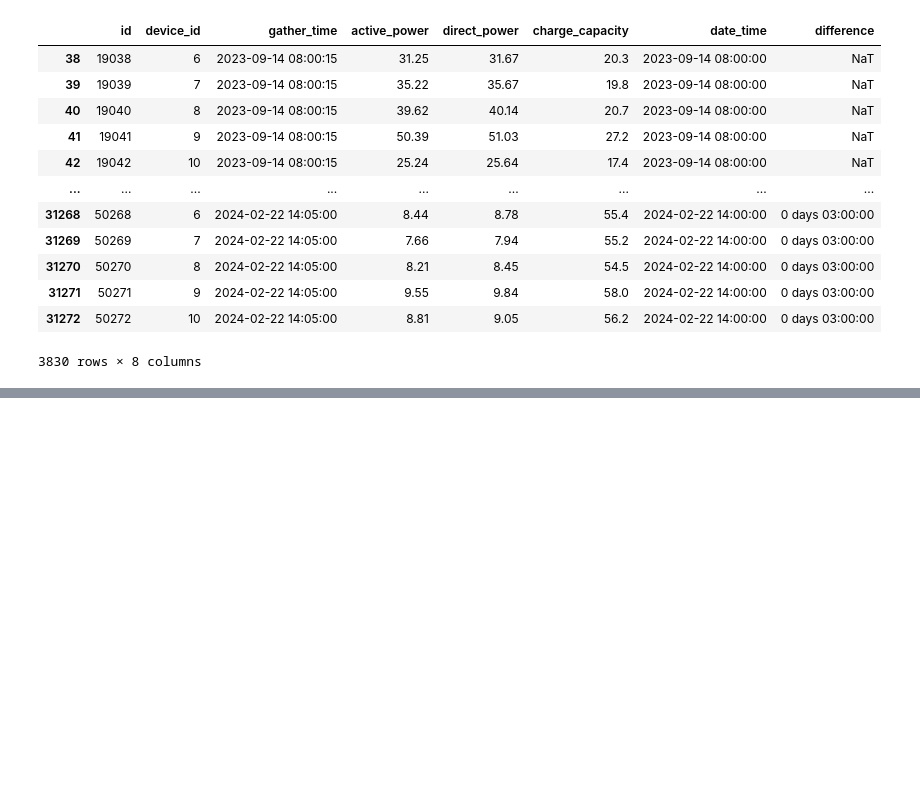
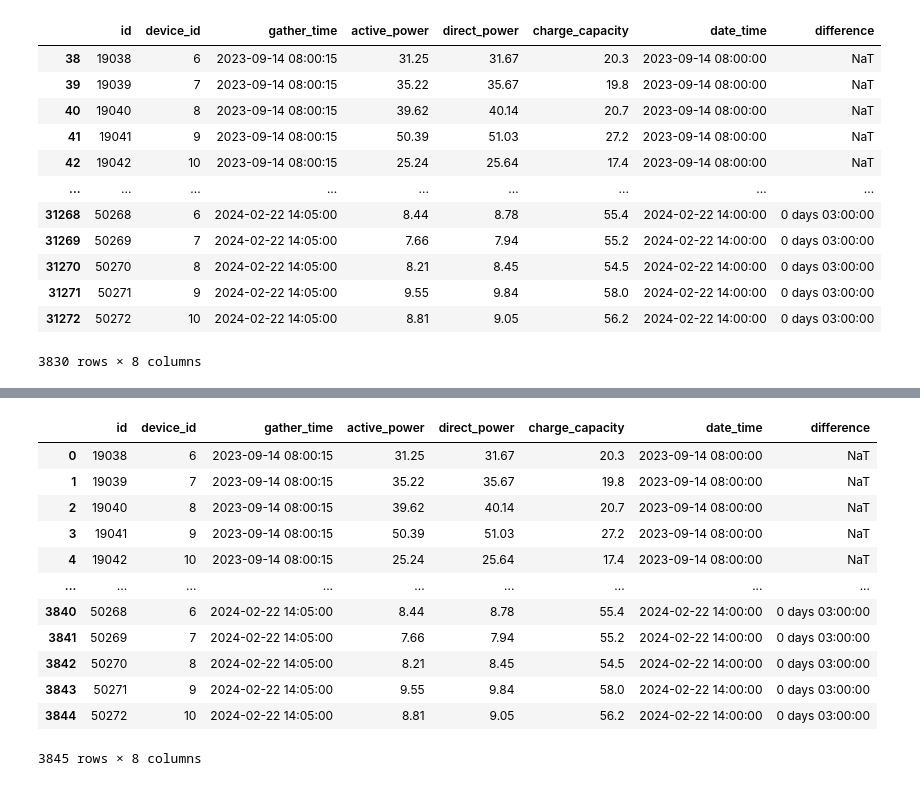
Before and after one commit to UGama/ChenTai_Power_Station, a Jupyter notebook: data_process.ipynb, the cells around one changed output, grey strips where cells are left out. Saved outputs shown, nothing was run; the diff lists cells and outputs as text; code cells hidden in the pictures; blank space fills up the shorter version.

Commit message:
pv_history data process

```diff
--- a/data_process.ipynb
+++ b/data_process.ipynb
@@ -283,0 +331,2 @@ df_pv
+# %%
+df_pv_copy=df_updated
@@ -283,0 +353,7 @@ df_pv
+# %%
+df_pv_copy=df_updated
+# %%
+df_pv2=pd.read_csv("./test.csv",sep=",")
+df_pv2['date_time'] = pd.to_datetime(df_pv2['date_time']).dt.floor('min')
+df_pv2['date_time'] = df_pv2['date_time'].apply(adjust_minutes)
+df_pv2.dtypes
@@ -283,0 +371,15 @@ df_pv
+# %%
+target_index = df_pv2.index[df_pv2['id'] == 43668].tolist()[0]
+new_rows = []
+
+for i in range(5):
+    mean_power1 = round((df_pv2.iloc[target_index + i - 5]['active_power'] + df_pv2.iloc[target_index + i]['active_power']) / 2,2)
+    mean_power2 = round((df_pv2.iloc[target_index + i - 5]['direct_power'] + df_pv2.iloc[target_index + i]['direct_power']) / 2,2)
+    mean_date = df_pv2.iloc[[target_index + i - 5, target_index + i]]['date_time'].mean()
+    mean_charge_capacity=round((df_pv2.iloc[target_index + i - 5]['charge_capacity'] + df_pv2.iloc[target_index + i]['charge_capacity']) / 2,2)
+
+    new_rows.append({'id': -1, 'device_id':i+6, 'active_power': mean_power1, 'direct_power':mean_power2, 'date_time': mean_date,
+                     'charge_capacity': mean_charge_capacity, 'difference':pd.Timedelta('0 days 03:00:00')})
+
+new_rows_df = pd.DataFrame(new_rows)
+new_rows_df
@@ -283,0 +393,21 @@ df_pv
+# %%
+target_index = df_pv_copy.index[df_pv_copy['id'] == 43678].tolist()[0]
+
+df_before = df_pv_copy.iloc[:target_index]  # Everything up to the target
+df_after = df_pv_copy.iloc[target_index:]   # The target row and everything after
+df_updated = pd.concat([df_before, new_rows_df, df_after]).reset_index(drop=True)
+df_updated
+# %% [output]
+|  | id | device_id | gather_time | active_power | direct_power | charge_capacity | date_time | difference |
+| 0 | 19038 | 6 | 2023-09-14 08:00:15 | 31.25 | 31.67 | 20.3 | 2023-09-14 08:00:00 | NaT |
+| 1 | 19039 | 7 | 2023-09-14 08:00:15 | 35.22 | 35.67 | 19.8 | 2023-09-14 08:00:00 | NaT |
+| 2 | 19040 | 8 | 2023-09-14 08:00:15 | 39.62 | 40.14 | 20.7 | 2023-09-14 08:00:00 | NaT |
+| 3 | 19041 | 9 | 2023-09-14 08:00:15 | 50.39 | 51.03 | 27.2 | 2023-09-14 08:00:00 | NaT |
+| 4 | 19042 | 10 | 2023-09-14 08:00:15 | 25.24 | 25.64 | 17.4 | 2023-09-14 08:00:00 | NaT |
+| ... | ... | ... | ... | ... | ... | ... | ... | ... |
+| 3840 | 50268 | 6 | 2024-02-22 14:05:00 | 8.44 | 8.78 | 55.4 | 2024-02-22 14:00:00 | 0 days 03:00:00 |
+| 3841 | 50269 | 7 | 2024-02-22 14:05:00 | 7.66 | 7.94 | 55.2 | 2024-02-22 14:00:00 | 0 days 03:00:00 |
+| 3842 | 50270 | 8 | 2024-02-22 14:05:00 | 8.21 | 8.45 | 54.5 | 2024-02-22 14:00:00 | 0 days 03:00:00 |
+| 3843 | 50271 | 9 | 2024-02-22 14:05:00 | 9.55 | 9.84 | 58.0 | 2024-02-22 14:00:00 | 0 days 03:00:00 |
+| 3844 | 50272 | 10 | 2024-02-22 14:05:00 | 8.81 | 9.05 | 56.2 | 2024-02-22 14:00:00 | 0 days 03:00:00 |
+3845 rows × 8 columns
```
Also changed, not shown: parts of 13 cells of this notebook, 6 other files.
